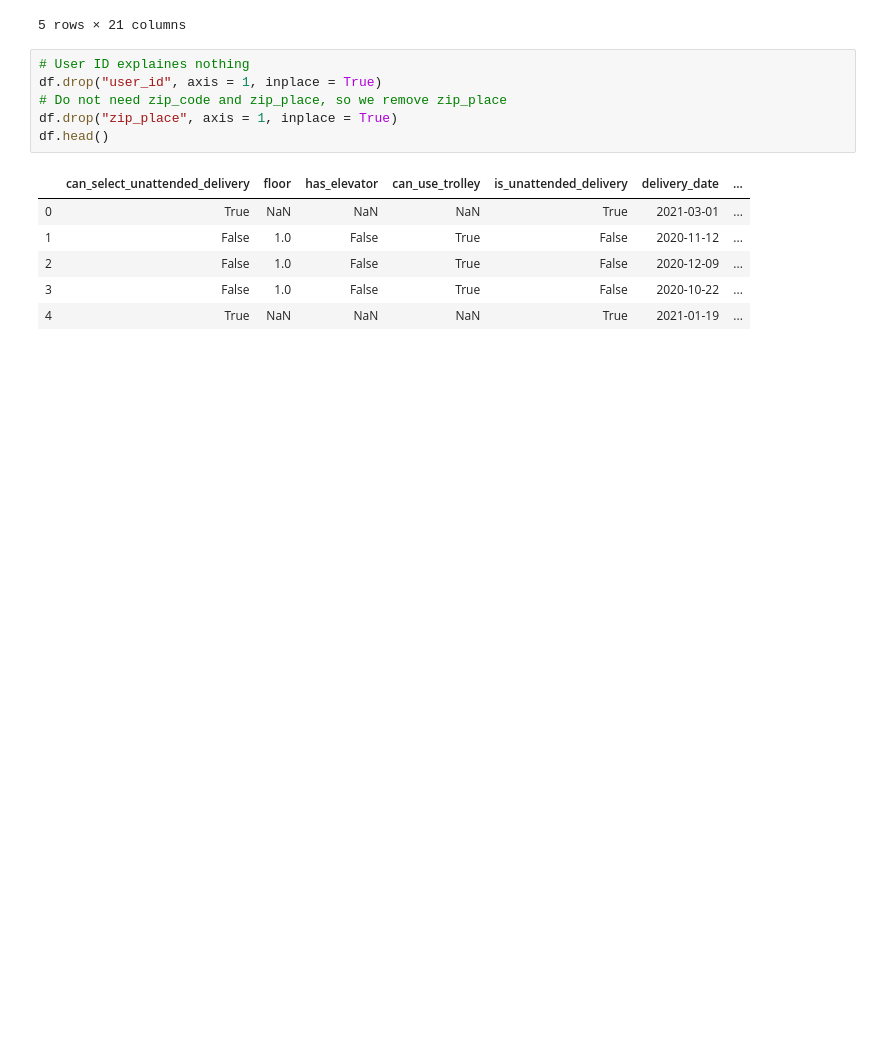
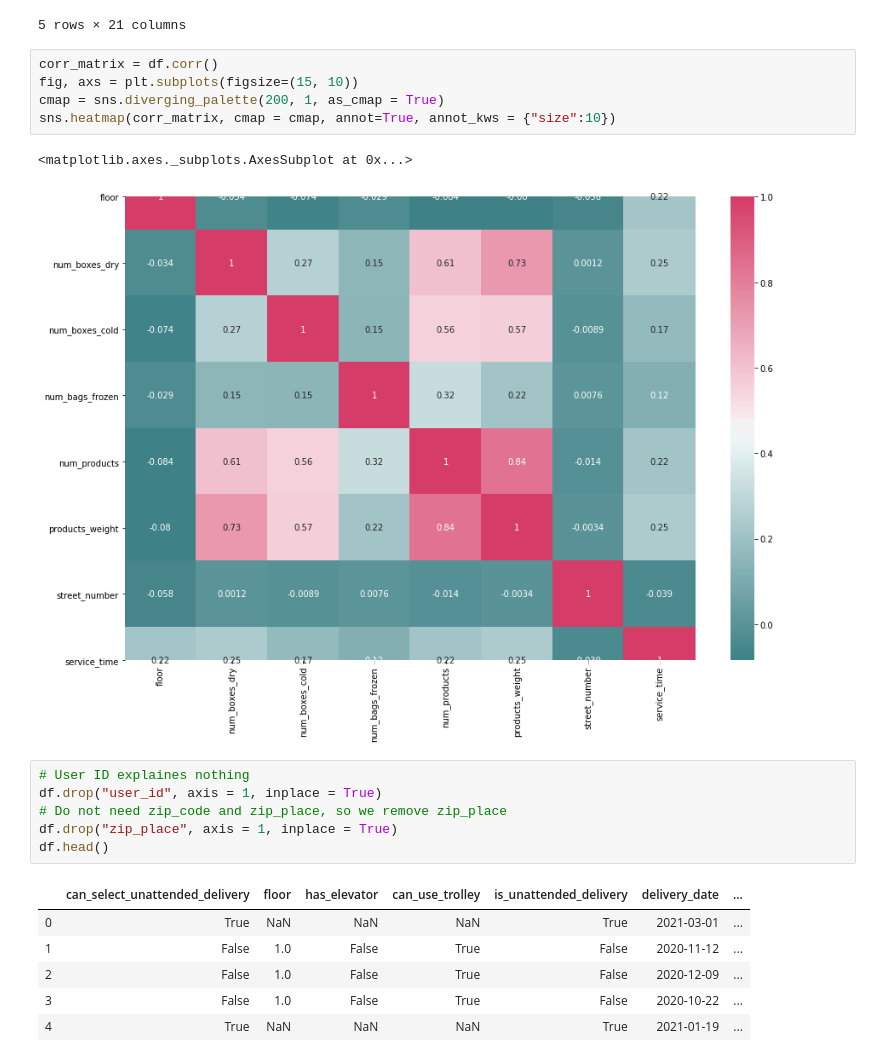
Before and after one commit to Henrbfe/WS_Kolonial, a Jupyter notebook: Brain_Kolonial.no_event.ipynb, the cells around one changed output. Drawn from its saved outputs; the diff is of its cells as text; blank space fills up the shorter version.

```diff
--- a/Brain_Kolonial.no_event.ipynb
+++ b/Brain_Kolonial.no_event.ipynb
@@ -21,6 +33,14 @@ df.head()
 | 3 | ff1a01d243afb343a459080ffdddeba63... | False | 1.0 | False | True | False | ... |
 | 4 | e297e5a8a8f8cceb464325dea7e13391b... | True | NaN | NaN | NaN | True | ... |
 5 rows × 21 columns
+# %%
+corr_matrix = df.corr()
+fig, axs = plt.subplots(figsize=(15, 10))
+cmap = sns.diverging_palette(200, 1, as_cmap = True)
+sns.heatmap(corr_matrix, cmap = cmap, annot=True, annot_kws = {"size":10})
+# %% [output]
+<matplotlib.axes._subplots.AxesSubplot at 0x...>
+[figure, added]
 # %%
 # User ID explaines nothing
 df.drop("user_id", axis = 1, inplace = True)
```
Also changed, not shown: parts of 12 cells of this notebook.
